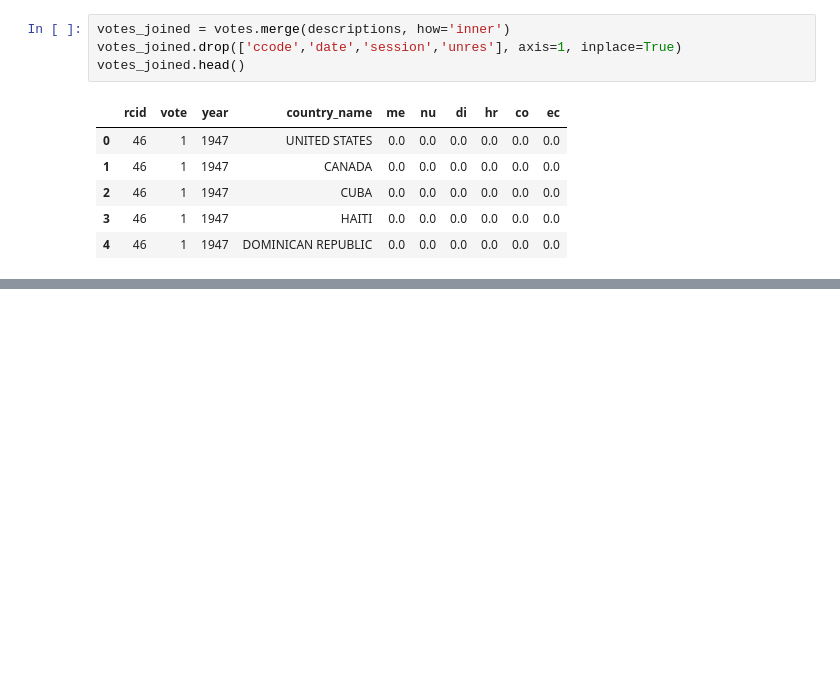
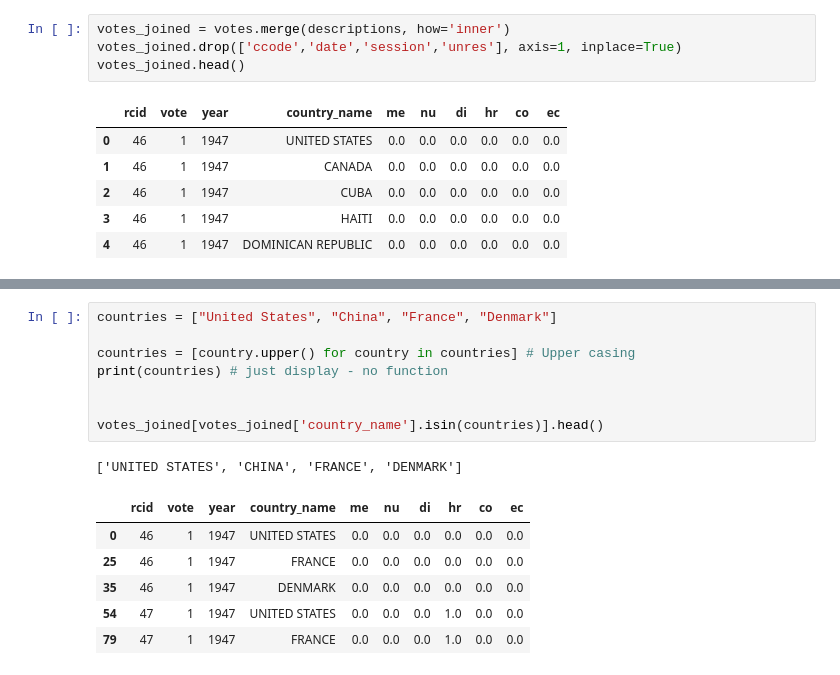
Before and after one commit to apla14/M1-2019, a Jupyter notebook: notebooks/M1_S3_4_Python_translation.ipynb, the cells around one changed output, grey strips where cells are left out. Saved outputs shown, nothing was run; the diff lists cells and outputs as text; blank space fills up the shorter version.

```diff
--- a/notebooks/M1_S3_4_Python_translation.ipynb
+++ b/notebooks/M1_S3_4_Python_translation.ipynb
@@ -607,0 +614,16 @@ votes_joined.head()
+# %%
+countries = ["United States", "China", "France", "Denmark"]
+
+countries = [country.upper() for country in countries] # Upper casing
+print(countries) # just display - no function
+
+
+votes_joined[votes_joined['country_name'].isin(countries)].head()
+# %% [output]
+['UNITED STATES', 'CHINA', 'FRANCE', 'DENMARK']
+|  | rcid | vote | year | country_name | me | nu | di | hr | co | ec |
+| 0 | 46 | 1 | 1947 | UNITED STATES | 0.0 | 0.0 | 0.0 | 0.0 | 0.0 | 0.0 |
+| 25 | 46 | 1 | 1947 | FRANCE | 0.0 | 0.0 | 0.0 | 0.0 | 0.0 | 0.0 |
+| 35 | 46 | 1 | 1947 | DENMARK | 0.0 | 0.0 | 0.0 | 0.0 | 0.0 | 0.0 |
+| 54 | 47 | 1 | 1947 | UNITED STATES | 0.0 | 0.0 | 0.0 | 1.0 | 0.0 | 0.0 |
+| 79 | 47 | 1 | 1947 | FRANCE | 0.0 | 0.0 | 0.0 | 1.0 | 0.0 | 0.0 |
```
Also changed, not shown: parts of 8 cells of this notebook.
